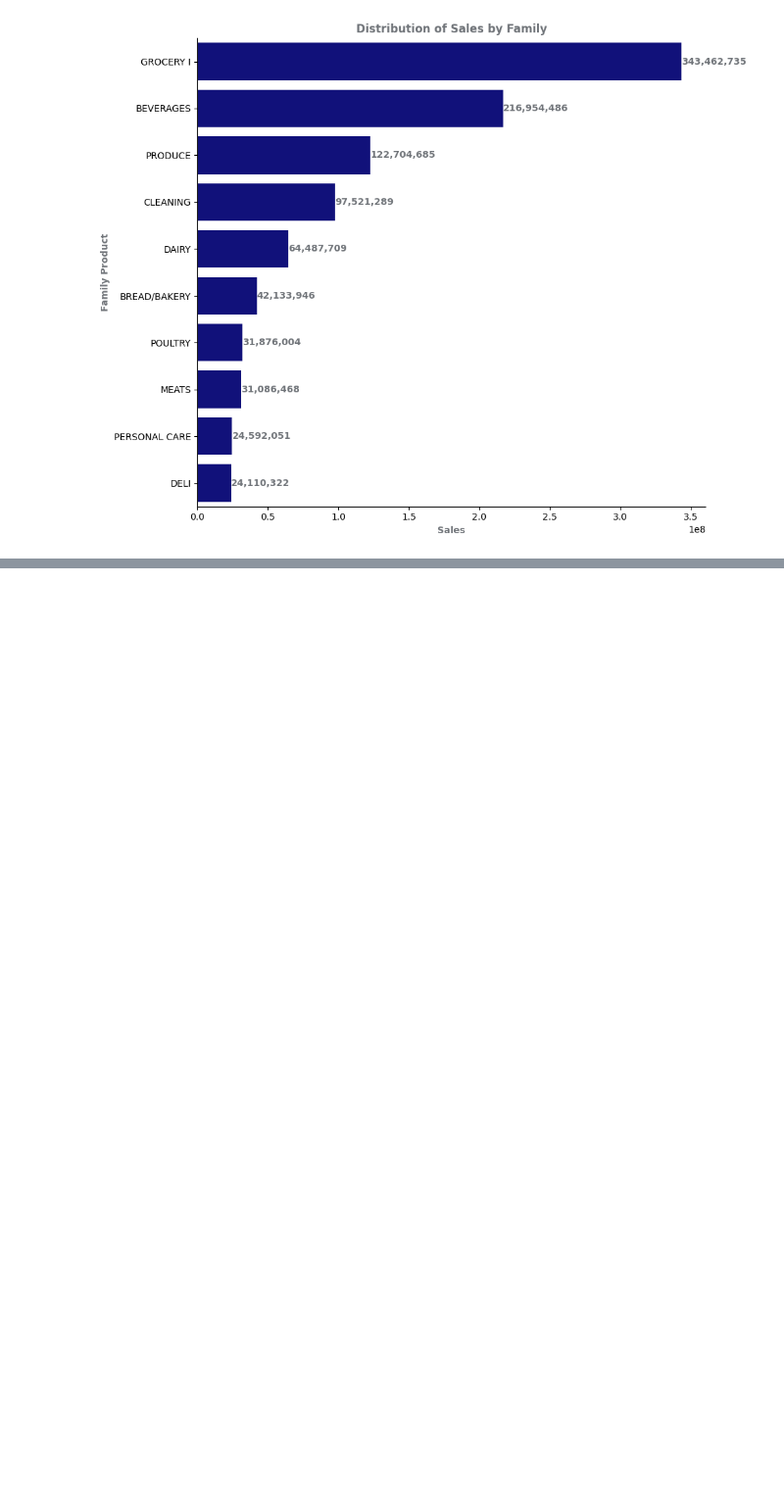
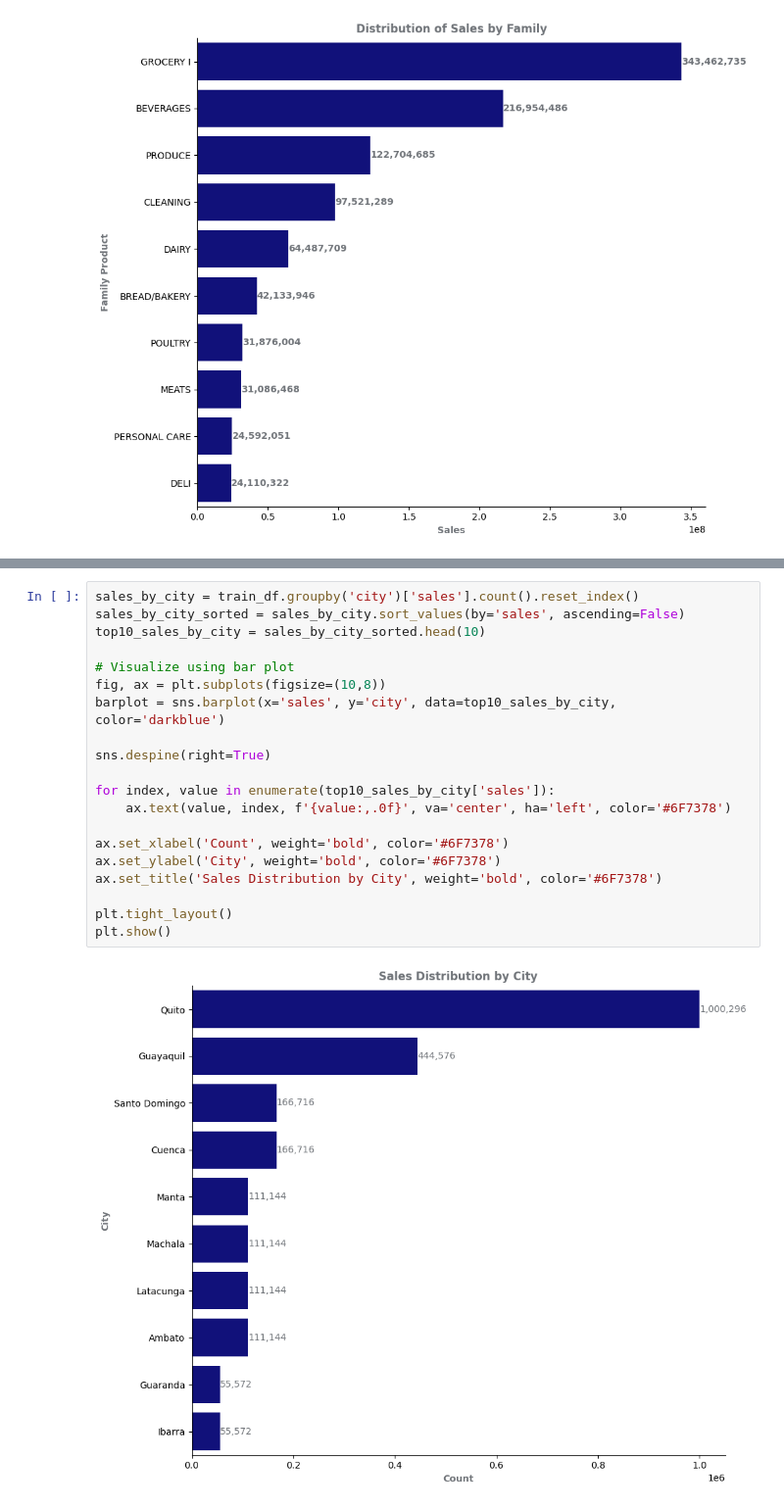
Before and after one commit to lazuardifp19/lazuardfp_portfolio, a Jupyter notebook: Store Sales Time Series Forecasting using ARIMA/store-sales-arima-time-series-forecasting.ipynb, the cells around one changed output, grey strips where cells are left out. Shown at 98% size. Cells and saved outputs as stored; diff of their text form; blank space fills up the shorter version.

```diff
--- a/Store Sales Time Series Forecasting using ARIMA/store-sales-arima-time-series-forecasting.ipynb
+++ b/Store Sales Time Series Forecasting using ARIMA/store-sales-arima-time-series-forecasting.ipynb
@@ -321,0 +361,22 @@ Based on the plot above, we can conclude that GROCERY I, BEVERAGES, and PRODUCE
+# %%
+sales_by_city = train_df.groupby('city')['sales'].count().reset_index()
+sales_by_city_sorted = sales_by_city.sort_values(by='sales', ascending=False)
+top10_sales_by_city = sales_by_city_sorted.head(10)
+
+# Visualize using bar plot
+fig, ax = plt.subplots(figsize=(10,8))
+barplot = sns.barplot(x='sales', y='city', data=top10_sales_by_city, color='darkblue')
+
+sns.despine(right=True)
+
+for index, value in enumerate(top10_sales_by_city['sales']):
+    ax.text(value, index, f'{value:,.0f}', va='center', ha='left', color='#6F7378')
+
+ax.set_xlabel('Count', weight='bold', color='#6F7378')
+ax.set_ylabel('City', weight='bold', color='#6F7378')
+ax.set_title('Sales Distribution by City', weight='bold', color='#6F7378')
+
+plt.tight_layout()
+plt.show()
+# %% [output]
+[figure, added]
```
Also changed, not shown: parts of 10 cells of this notebook, 1 other file.
